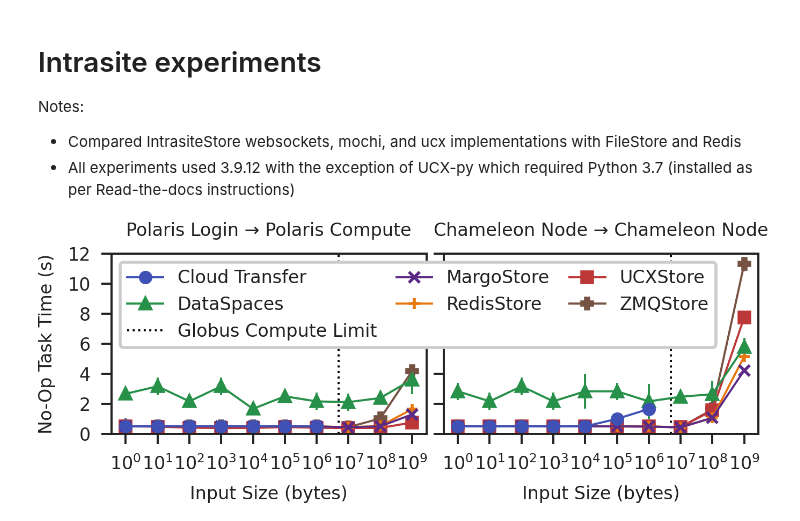
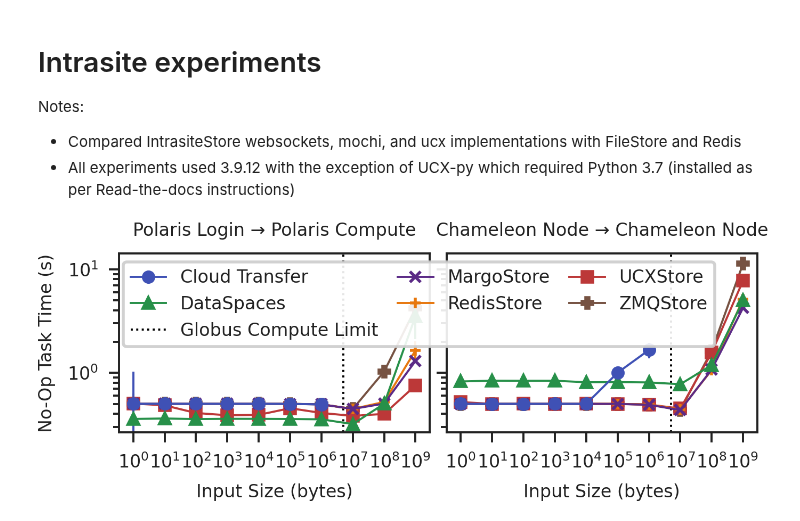
Before and after one commit to proxystore/sc23-evaluation, a Jupyter notebook: 1-proxystore-with-faas-rdma.ipynb, the cells around one changed output. Saved outputs shown, nothing was run; the diff lists cells and outputs as text; code cells hidden in the pictures.

```diff
--- a/1-proxystore-with-faas-rdma.ipynb
+++ b/1-proxystore-with-faas-rdma.ipynb
@@ -190,34 +190,37 @@ axs[1].set_title('Chameleon Node → Chameleon Node')
 
 # Reorder legend
 backends = ['Cloud Transfer', 'DataSpaces', 'Globus Compute Limit', 'MargoStore', 'RedisStore', 'UCXStore', 'ZMQStore']
 handles = [None for _ in range(len(backends))]
 labels = [None for _ in range(len(backends))]
 for label, handle in legend_handles.items():
     index = backends.index(label)
     if label != 'Globus Compute Limit':
         handle = handle[0]
     handles[index] = handle
     labels[index] = label
 
 fig.legend(
     handles,
     labels,
     bbox_to_anchor=[0.503, 0.94],
     ncol=3,
     loc='upper center',
-    framealpha=1,
     columnspacing=1.1,
+    fancybox=True,
+    framealpha=0.9,
 )
 
+axs[0].set_yscale('log')
+
 # Restrict y axis range
-axs[0].set_ylim([0, 12])
+# axs[0].set_ylim([0, 12])
 
 # Restrict y labels to integers
-axs[0].get_yaxis().set_major_locator(mticker.MaxNLocator(integer=True))
+# axs[0].get_yaxis().set_major_locator(mticker.MaxNLocator(integer=True))
 
 fig.tight_layout(h_pad=0.5, w_pad=0.75)
 
 fig.set_size_inches(3.35, 1.0)
 plt.savefig('figures/globus-compute-roundtrip-task-times-intrasite.pdf', pad_inches=0.05)
 # %% [output]
-[figure, old version]
+[figure, new version]
```
Also changed, not shown: 3 other files.
